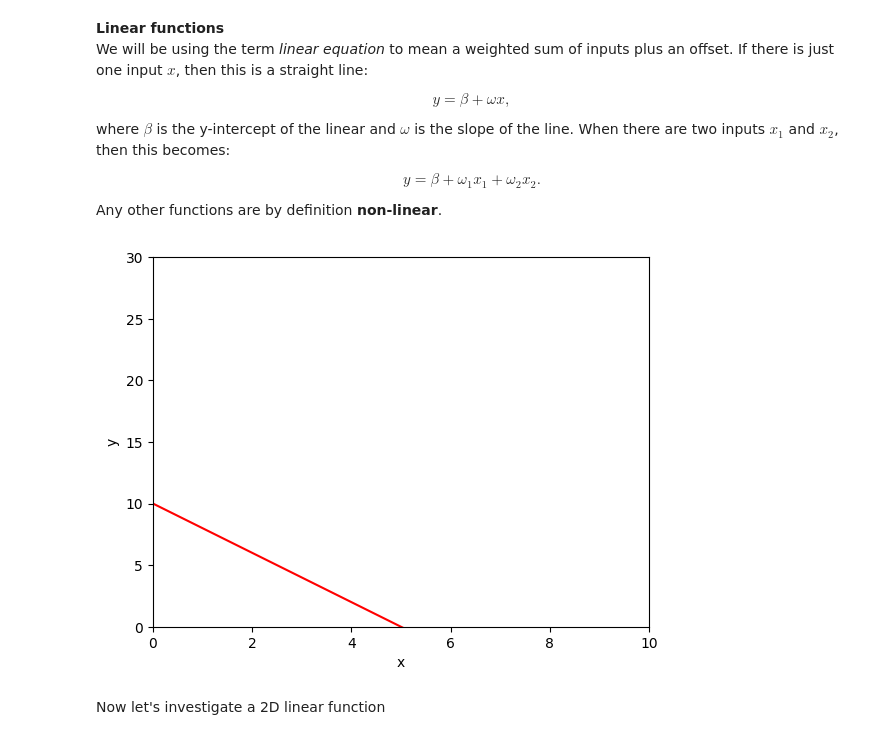
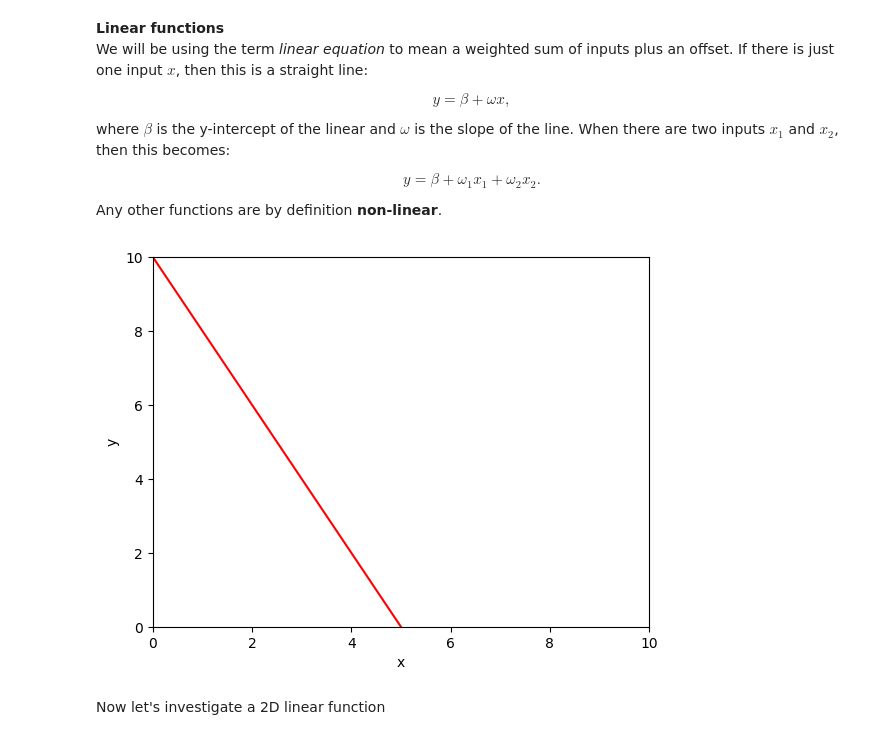
Before and after one commit to AddisonBiaggi/UnderstandingDeepLearning, a Jupyter notebook: Notebooks/Chap01/1_1_BackgroundMathematics.ipynb, the cells around one changed output. Cells and saved outputs as stored; diff of their text form; code cells hidden in the pictures.

```diff
--- a/Notebooks/Chap01/1_1_BackgroundMathematics.ipynb
+++ b/Notebooks/Chap01/1_1_BackgroundMathematics.ipynb
@@ -25,31 +25,32 @@ Any other functions are by definition **non-linear**.
 # %%
 # Define a linear function with just one input, x
 def linear_function_1D(x,beta,omega):
-  y =beta + omega*x
+  y = beta + x*omega
 
   return y
 # %%
 # Plot the 1D linear function
 
 # Define an array of x values from 0 to 10 with increments of 0.01
 # https://numpy.org/doc/stable/reference/generated/numpy.arange.html
 x = np.arange(0.0,10.0, 0.01)
 # Compute y using the function you filled in above
-beta = 10; omega = -2
+beta = 10.0; omega = -2.0
 
 y = linear_function_1D(x,beta,omega)
 
 # Plot this function
 fig, ax = plt.subplots()
 ax.plot(x,y,'r-')
-ax.set_ylim([0,30]);ax.set_xlim([0,10])
+ax.set_ylim([0,10]);ax.set_xlim([0,10])
 ax.set_xlabel('x'); ax.set_ylabel('y')
 plt.show()
 
-# make a line
+# TODO -- experiment with changing the values of beta and omega
+# to understand what they do.  Try to make a line
 # that crosses the y-axis at y=10 and the x-axis at x=5
 # %% [output]
-[figure, old version]
+[figure, new version]
 # %% [markdown]
 Now let's investigate a 2D linear function
 # %%
```
Also changed, not shown: parts of 12 cells of this notebook.
